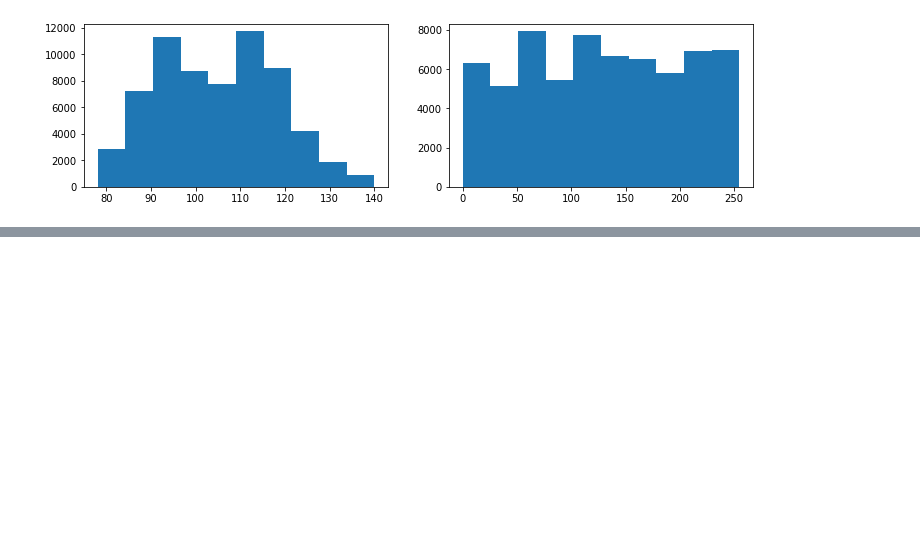
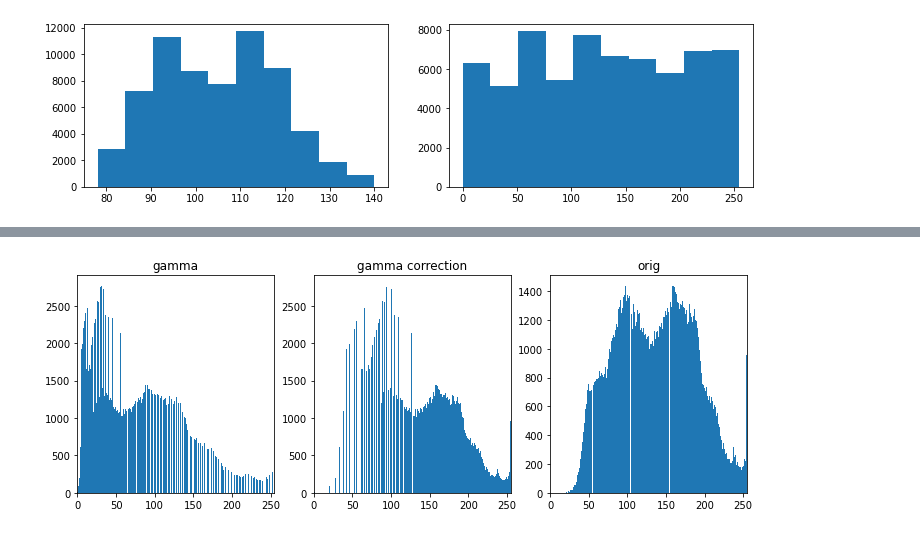
Before and after one commit to azugxi7374/garakuta222, a Jupyter notebook: 004_gazo/008.ipynb, the cells around one changed output, grey strips where cells are left out. Drawn from its saved outputs; the diff is of its cells as text; code cells hidden in the pictures; blank space fills up the shorter version.

```diff
--- a/004_gazo/008.ipynb
+++ b/004_gazo/008.ipynb
@@ -216,0 +233,8 @@ plt.show()
+# %%
+plt.figure(figsize=(12, 4))
+plt.subplot(1, 3, 1); plt.hist(img_gamma.ravel(), bins=255); plt.xlim([0, 255]); plt.title('gamma')
+plt.subplot(1, 3, 2); plt.hist(img_gamma_corr.ravel(), bins=255); plt.xlim([0, 255]); plt.title('gamma correction')
+plt.subplot(1, 3, 3); plt.hist(img_orig.ravel(), bins=255); plt.xlim([0, 255]); plt.title('orig')
+plt.show()
+# %% [output]
+[figure, added]
```
Also changed, not shown: parts of 1 cell of this notebook.
